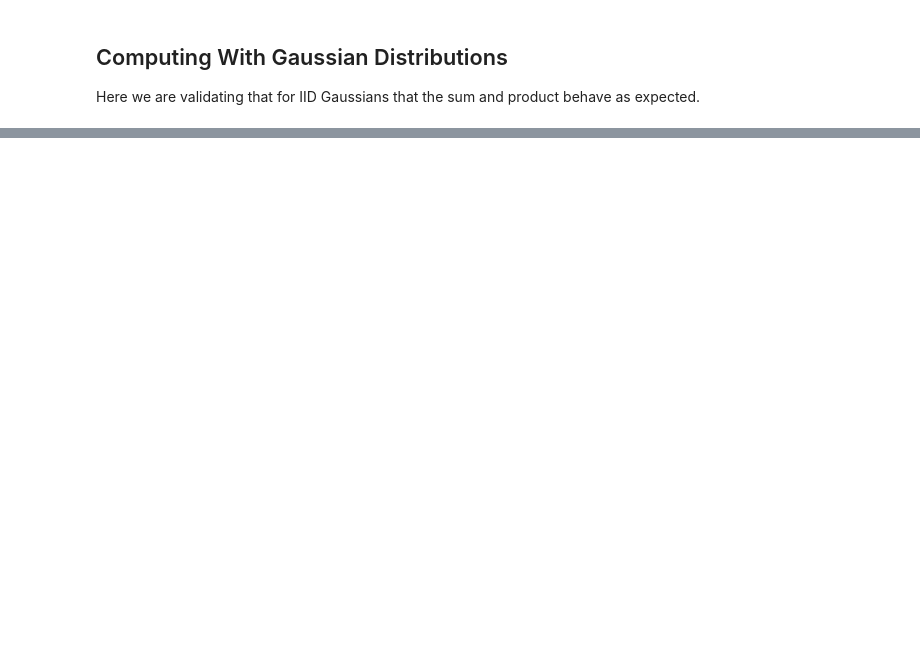
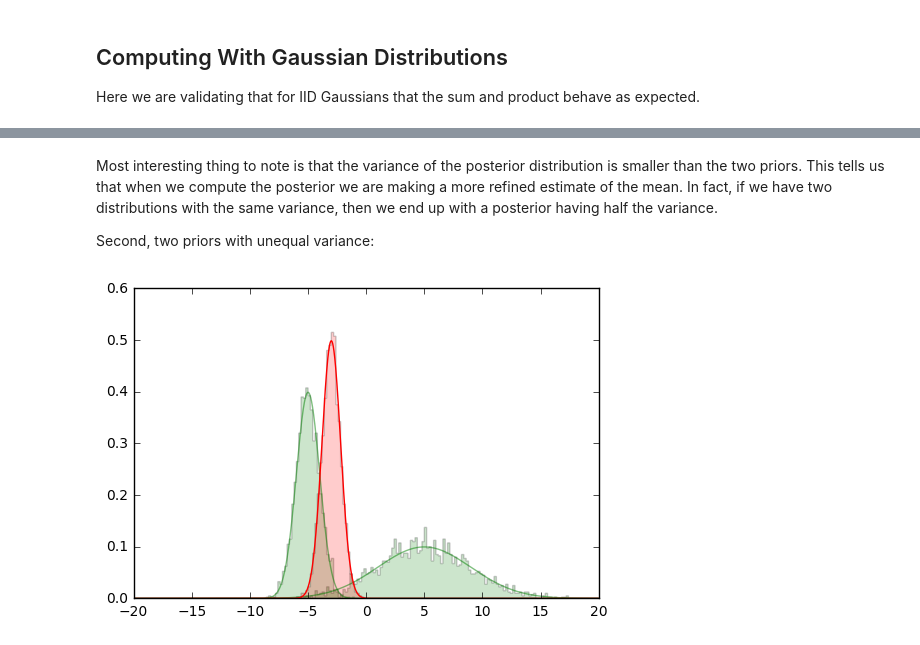
Before and after one commit to CompScienceClub/python-kalman-filter-presentation, a Jupyter notebook: jupyter/Gaussian.ipynb, the cells around one changed output, grey strips where cells are left out. Drawn from its saved outputs; the diff is of its cells as text; code cells hidden in the pictures; blank space fills up the shorter version.

```diff
--- a/jupyter/Gaussian.ipynb
+++ b/jupyter/Gaussian.ipynb
@@ -151,0 +172,26 @@ p.show()
+# %% [markdown]
+Most interesting thing to note is that the variance of the posterior distribution is smaller than the two priors.  This tells us that when we compute the posterior we are making a more refined estimate of the mean.  In fact, if we have two distributions with the same variance, then we end up with a posterior having half the variance.
+
+Second, two priors with unequal variance:
+# %%
+p = Plot()
+g = Gaussian()
+c = Compute()
+
+dist1 = (-5.0, 1.0)
+dist2 = (5.0, 4.0)
+
+# Priors in green
+g.plot_pdf(p, dist1, 'green', 0.5)
+g.plot_samples(p, dist1, 'green')
+g.plot_pdf(p, dist2, 'green', 0.5)
+g.plot_samples(p, dist2, 'green')
+
+# Posterior in red
+c.multiply(dist1, dist2)
+g.plot_pdf(p, c.dist, 'red')
+g.plot_samples(p, c.dist, 'red')
+
+p.show()
+# %% [output]
+[figure, added]
```
Also changed, not shown: parts of 10 cells of this notebook.
